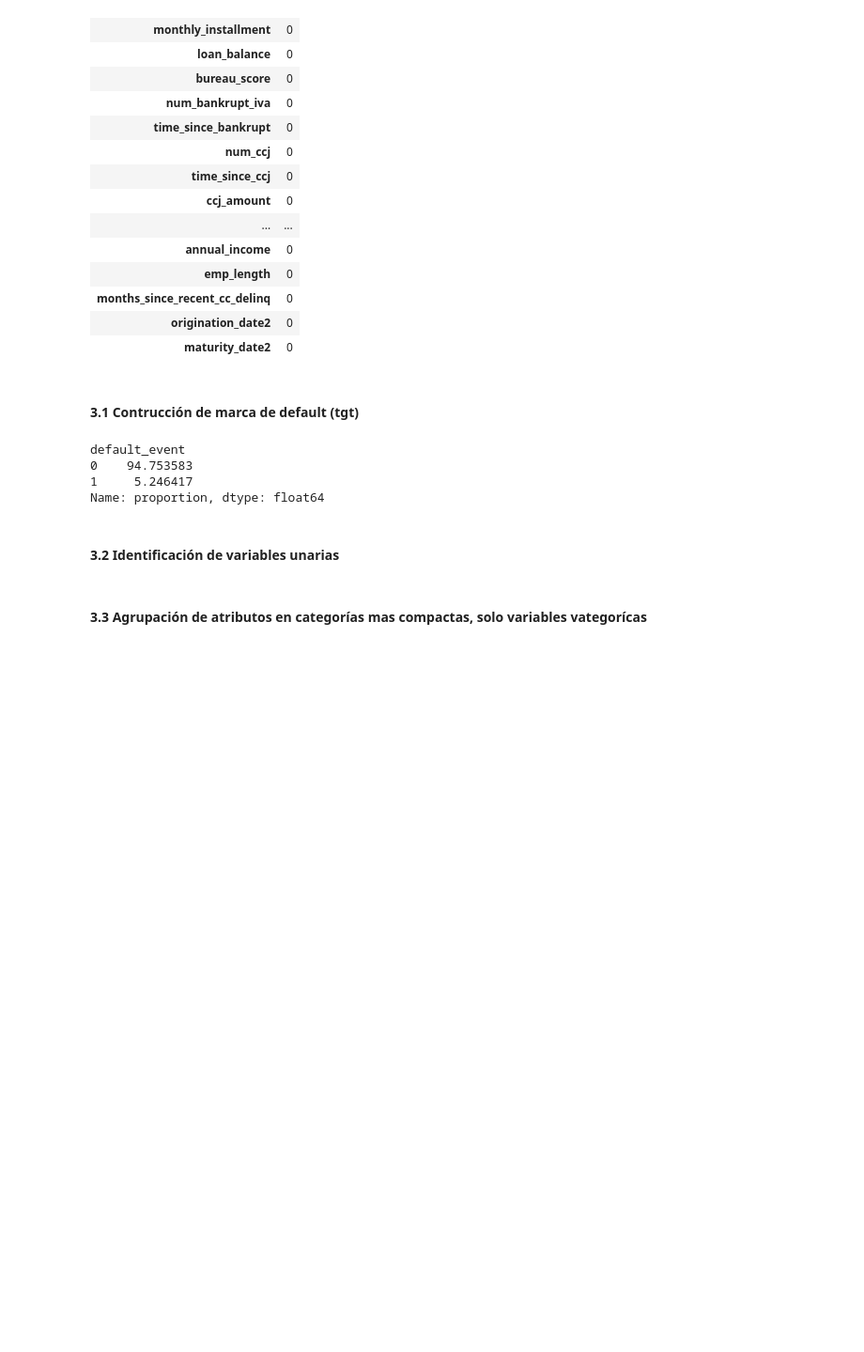
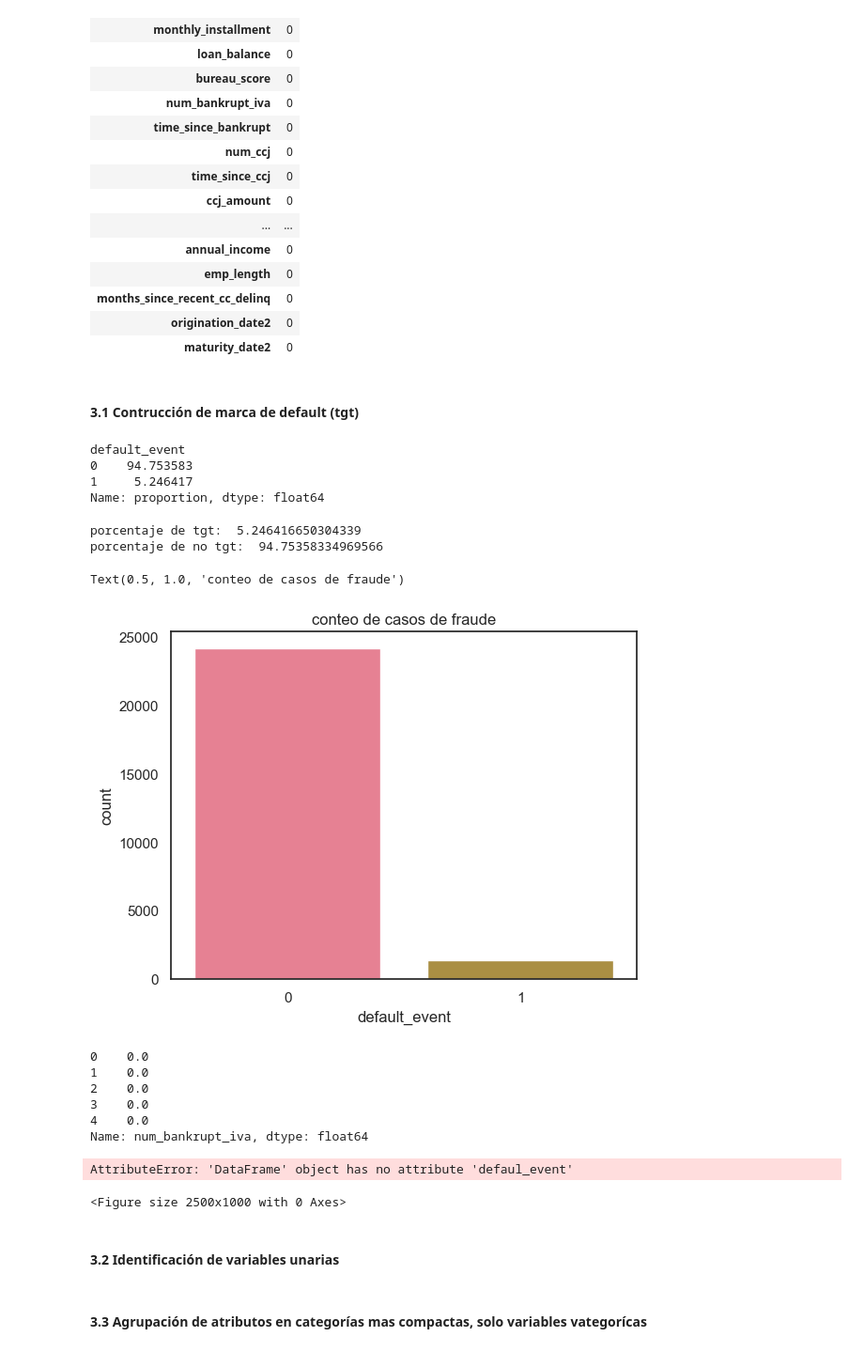
Before and after one commit to danpa26/CredRisk, a Jupyter notebook: one_yr_pd/one_year_pd.ipynb, the cells around one changed output. Shown at 94% size. Saved outputs shown, nothing was run; the diff lists cells and outputs as text; code cells hidden in the pictures; blank space fills up the shorter version.

```diff
--- a/one_yr_pd/one_year_pd.ipynb
+++ b/one_yr_pd/one_year_pd.ipynb
@@ -140,3 +143,34 @@ var_cat = ['num_bankrupt_iva','num_ccj','num_bankrupt','num_iva','pl_flag','regi
+# %%
+# porentaje de casos de tgt y no tgt contenidos en el dataframe
+
+print('porcentaje de tgt: ',df2[tgt].value_counts()[1] /df2.shape[0] * 100)
+print('porcentaje de no tgt: ',df2[tgt].value_counts()[0] /df2.shape[0] * 100)
+sns.set_theme(style = 'white',palette = 'husl')
+ax = sns.countplot(x = 'default_event' , data = df2)
+ax.set_title('conteo de casos de fraude')
+# %% [output]
+porcentaje de tgt:  5.246416650304339
+porcentaje de no tgt:  94.75358334969566
+Text(0.5, 1.0, 'conteo de casos de fraude')
+[figure, added]
+# %%
+df2['num_bankrupt_iva'].head()
+# %% [output]
+0    0.0
+1    0.0
+2    0.0
+3    0.0
+4    0.0
+Name: num_bankrupt_iva, dtype: float64
+# %%
+# casos de fraude y no fraude vistos por experiencia requerida
+
+plt.figure(1,figsize = (25,10))
+sns.countplot(hue = df2.defaul_event, x = df2.num_bankrupt_iva)
+plt.title('Casos de fraude vistos por tipo de experiencia requerida')
+# %% [output]
+AttributeError: 'DataFrame' object has no attribute 'defaul_event'
+<Figure size 2500x1000 with 0 Axes>
 # %%
 def freq(df,var):
 
```
Also changed, not shown: parts of 5 cells of this notebook.
